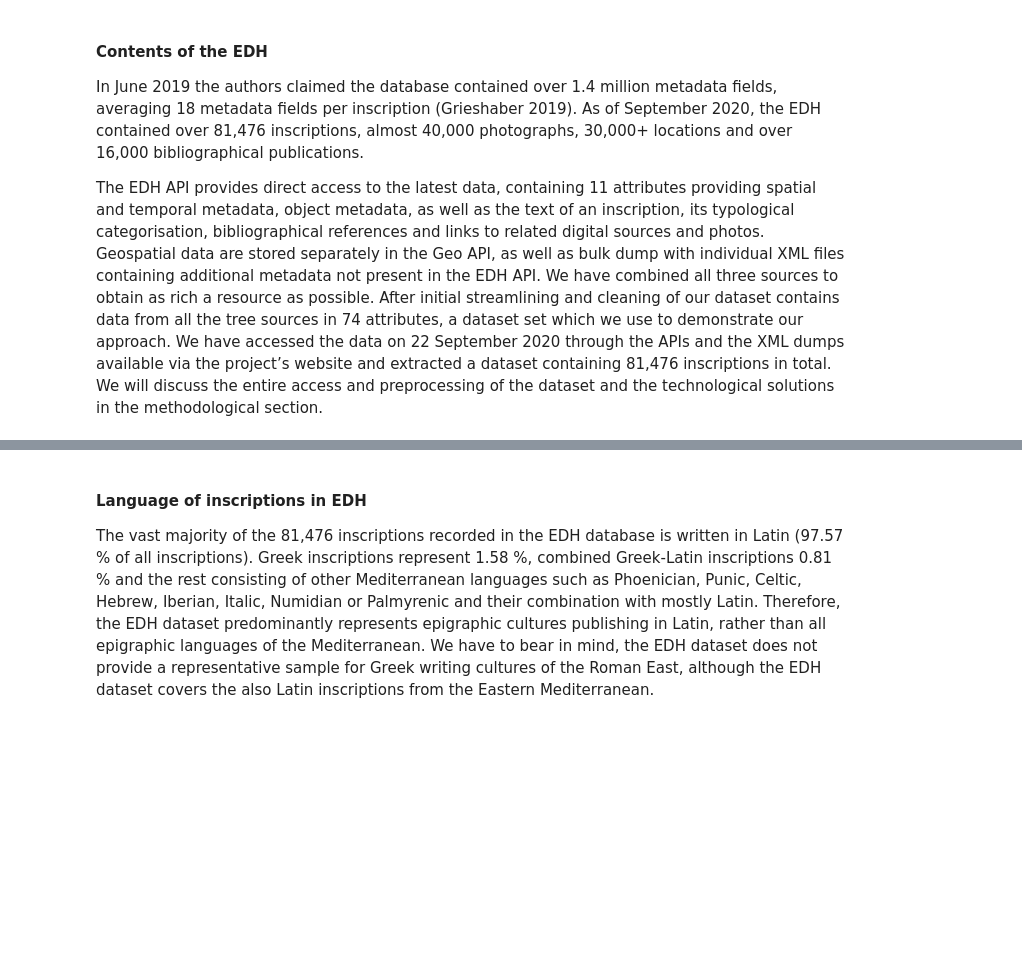
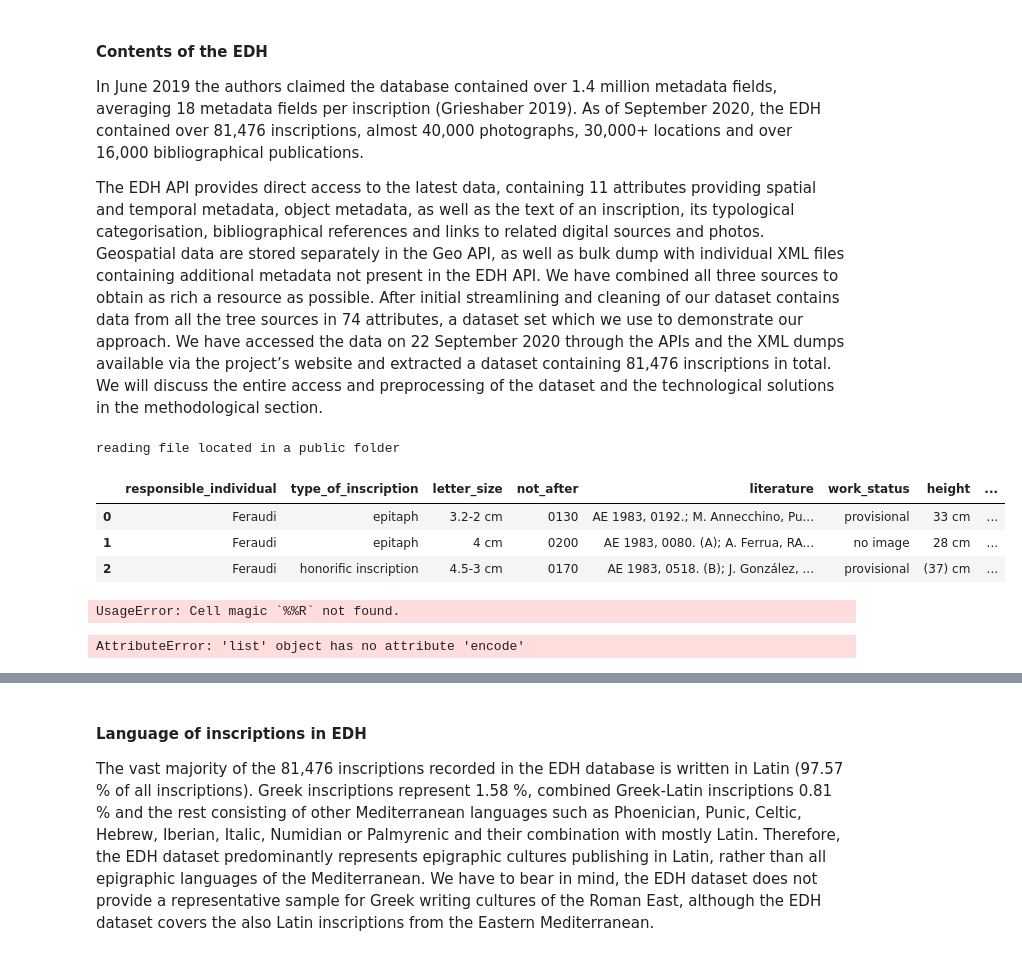
Before and after one commit to sdam-au/digital_epigraphy, a Jupyter notebook: scripts/1_data_hermeneutics_R_kernel.ipynb, the cells around one changed output, grey strips where cells are left out. Saved outputs shown, nothing was run; the diff lists cells and outputs as text; code cells hidden in the pictures; blank space fills up the shorter version.

```diff
--- a/scripts/1_data_hermeneutics_R_kernel.ipynb
+++ b/scripts/1_data_hermeneutics_R_kernel.ipynb
@@ -20,0 +34,9 @@ https://github.com/sdam-au/digital_epigraphy
+# %%
+# Python configurations
+!pip install rpy2
+!pip install sddk
+import pandas as pd
+pd.options.display.max_columns = 1000 # to see all columns
+import numpy as np
+import sddk
+import json
@@ -81,11 +124,28 @@ The data is accessible via public API ([Application Programming Interface](https
 In June 2019 the authors claimed the database contained over 1.4 million metadata fields, averaging 18 metadata fields per inscription (Grieshaber 2019). As of September 2020, the EDH contained over 81,476 inscriptions, almost 40,000 photographs, 30,000+ locations and over 16,000 bibliographical publications.
 
 The EDH API provides direct access to the latest data, containing 11 attributes providing spatial and temporal metadata, object metadata, as well as the text of an inscription, its typological categorisation, bibliographical references and links to related digital sources and photos. Geospatial data are stored separately in the Geo API, as well as bulk dump with individual XML files containing additional metadata not present in the EDH API. We have combined all three sources to obtain as rich a resource as possible. After initial streamlining and cleaning of our dataset contains data from all the tree sources in 74 attributes, a dataset set which we use to demonstrate our approach. We have accessed the data on 22 September 2020 through the APIs and the XML dumps available via the project’s website and extracted a dataset containing 81,476 inscriptions in total. We will discuss the entire access and preprocessing of the dataset and the technological solutions in the methodological section.
+# %%
+publicfolder = "b6b6afdb969d378b70929e86e58ad975"
+EDH = sddk.read_file("EDH_text_cleaned_2021-01-21.json", "df", publicfolder)
+EDH.head(3)
+# %% [output]
+reading file located in a public folder
+|  | responsible_individual | type_of_inscription | letter_size | not_after | literature | work_status | height | ... |
+| 0 | Feraudi | epitaph | 3.2-2 cm | 0130 | AE 1983, 0192.; M. Annecchino, Pu... | provisional | 33 cm | ... |
+| 1 | Feraudi | epitaph | 4 cm | 0200 | AE 1983, 0080. (A); A. Ferrua, RA... | no image | 28 cm | ... |
+| 2 | Feraudi | honorific inscription | 4.5-3 cm | 0170 | AE 1983, 0518. (B); J. González, ... | provisional | (37) cm | ... |
 # %%
-# Loading the EDH dataset from public folder on Sciencedata.dk using sddk package
+%%R
+# Loading the EDH dataset from public folder on Sciencedata.dk using sddk R package
 
-# Implement with sdam
-resp = sdam::request("EDH_text_cleaned_2021-01-21.json", path="public/b6b6afdb969d378b70929e86e58ad975/", method="GET", anonymous = TRUE)
-list_json <- jsonlite::fromJSON(resp)
-EDH = as_tibble(list_json)
+#resp = sdam::request("EDH_text_cleaned_2021-01-21.json", path="public/b6b6afdb969d378b70929e86e58ad975/", method="GET", anonymous = TRUE)
+#list_json <- jsonlite::fromJSON(resp)
+#EDH = as_tibble(list_json)
+# %% [output]
+UsageError: Cell magic `%%R` not found.
+# %%
+%%R -i EDH
+head(EDH)
+# %% [output]
+AttributeError: 'list' object has no attribute 'encode'
 # %%
```
Also changed, not shown: parts of 21 cells of this notebook, 1 other file.
